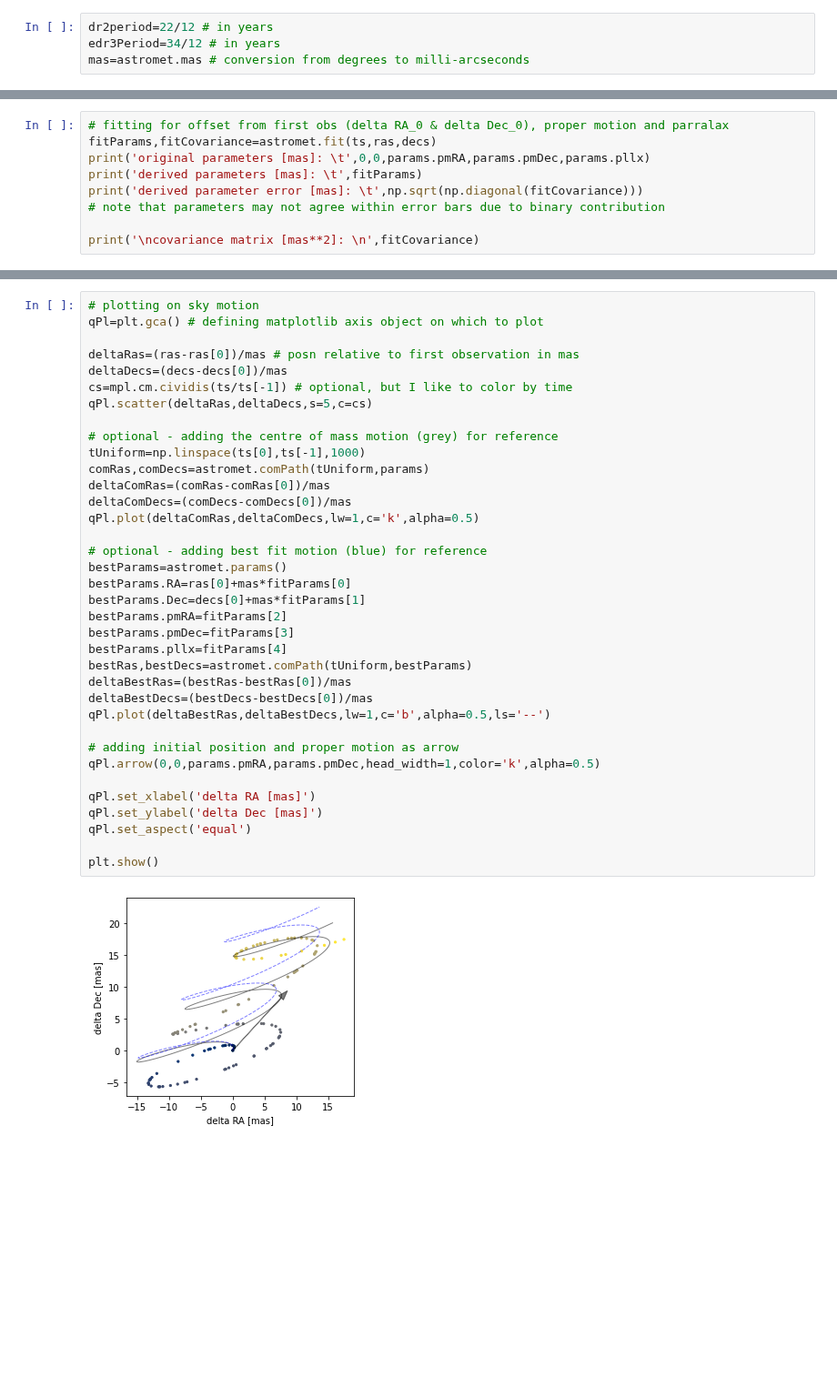
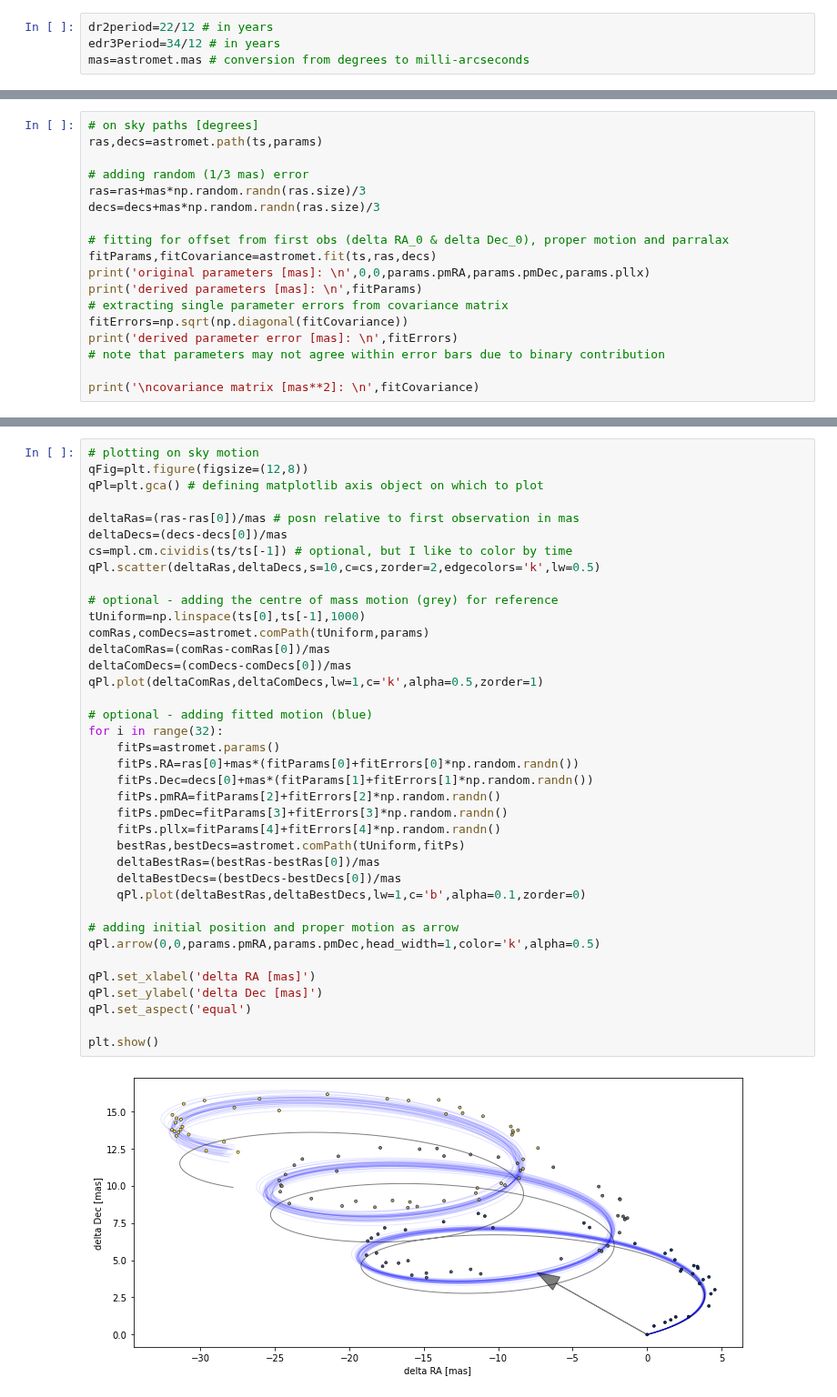
Before and after one commit to zpenoyre/astromet.py, a Jupyter notebook: example.ipynb, the cells around one changed output, grey strips where cells are left out. Shown at 91% size. Drawn from its saved outputs; the diff is of its cells as text; blank space fills up the shorter version.

Commit message:
neater example notebook - adds random error

```diff
--- a/example.ipynb
+++ b/example.ipynb
@@ -71,9 +76,18 @@ Time of first binary periapse [years]:  0.2676250488869035
 # %%
+# on sky paths [degrees]
+ras,decs=astromet.path(ts,params)
+
+# adding random (1/3 mas) error
+ras=ras+mas*np.random.randn(ras.size)/3
+decs=decs+mas*np.random.randn(ras.size)/3
+
 # fitting for offset from first obs (delta RA_0 & delta Dec_0), proper motion and parralax
 fitParams,fitCovariance=astromet.fit(ts,ras,decs)
-print('original parameters [mas]: \t',0,0,params.pmRA,params.pmDec,params.pllx)
-print('derived parameters [mas]: \t',fitParams)
-print('derived parameter error [mas]: \t',np.sqrt(np.diagonal(fitCovariance)))
+print('original parameters [mas]: \n',0,0,params.pmRA,params.pmDec,params.pllx)
+print('derived parameters [mas]: \n',fitParams)
+# extracting single parameter errors from covariance matrix
+fitErrors=np.sqrt(np.diagonal(fitCovariance))
+print('derived parameter error [mas]: \n',fitErrors)
 # note that parameters may not agree within error bars due to binary contribution
 
 print('\ncovariance matrix [mas**2]: \n',fitCovariance)
@@ -92,38 +114,40 @@ covariance matrix [mas**2]:
 # %%
 # plotting on sky motion
+qFig=plt.figure(figsize=(12,8))
 qPl=plt.gca() # defining matplotlib axis object on which to plot
 
 deltaRas=(ras-ras[0])/mas # posn relative to first observation in mas
 deltaDecs=(decs-decs[0])/mas
 cs=mpl.cm.cividis(ts/ts[-1]) # optional, but I like to color by time
-qPl.scatter(deltaRas,deltaDecs,s=5,c=cs)
+qPl.scatter(deltaRas,deltaDecs,s=10,c=cs,zorder=2,edgecolors='k',lw=0.5)
 
 # optional - adding the centre of mass motion (grey) for reference
 tUniform=np.linspace(ts[0],ts[-1],1000)
 comRas,comDecs=astromet.comPath(tUniform,params)
 deltaComRas=(comRas-comRas[0])/mas
 deltaComDecs=(comDecs-comDecs[0])/mas
-qPl.plot(deltaComRas,deltaComDecs,lw=1,c='k',alpha=0.5)
+qPl.plot(deltaComRas,deltaComDecs,lw=1,c='k',alpha=0.5,zorder=1)
 
-# optional - adding best fit motion (blue) for reference
-bestParams=astromet.params()
-bestParams.RA=ras[0]+mas*fitParams[0]
-bestParams.Dec=decs[0]+mas*fitParams[1]
-bestParams.pmRA=fitParams[2]
-bestParams.pmDec=fitParams[3]
-bestParams.pllx=fitParams[4]
-bestRas,bestDecs=astromet.comPath(tUniform,bestParams)
-deltaBestRas=(bestRas-bestRas[0])/mas
-deltaBestDecs=(bestDecs-bestDecs[0])/mas
-qPl.plot(deltaBestRas,deltaBestDecs,lw=1,c='b',alpha=0.5,ls='--')
+# optional - adding fitted motion (blue)
+for i in range(32):
+    fitPs=astromet.params()
+    fitPs.RA=ras[0]+mas*(fitParams[0]+fitErrors[0]*np.random.randn())
+    fitPs.Dec=decs[0]+mas*(fitParams[1]+fitErrors[1]*np.random.randn())
+    fitPs.pmRA=fitParams[2]+fitErrors[2]*np.random.randn()
+    fitPs.pmDec=fitParams[3]+fitErrors[3]*np.random.randn()
+    fitPs.pllx=fitParams[4]+fitErrors[4]*np.random.randn()
+    bestRas,bestDecs=astromet.comPath(tUniform,fitPs)
+    deltaBestRas=(bestRas-bestRas[0])/mas
+    deltaBestDecs=(bestDecs-bestDecs[0])/mas
+    qPl.plot(deltaBestRas,deltaBestDecs,lw=1,c='b',alpha=0.1,zorder=0)
 
 # adding initial position and proper motion as arrow
 qPl.arrow(0,0,params.pmRA,params.pmDec,head_width=1,color='k',alpha=0.5)
 
 qPl.set_xlabel('delta RA [mas]')
 qPl.set_ylabel('delta Dec [mas]')
 qPl.set_aspect('equal')
 
 plt.show()
 # %% [output]
-[figure, old version]
+[figure, new version]
```
Also changed, not shown: parts of 2 cells of this notebook, 1 other file.
